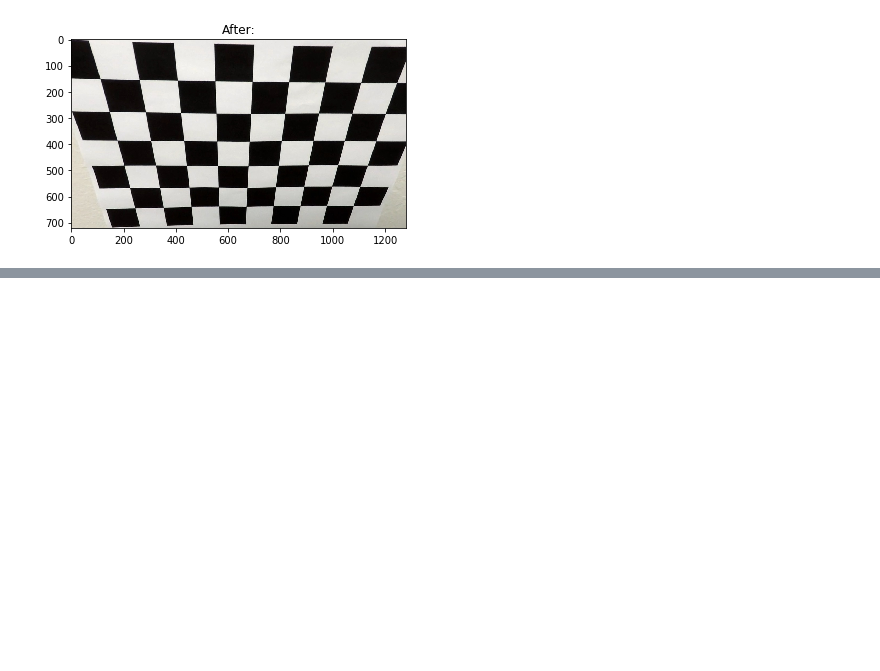
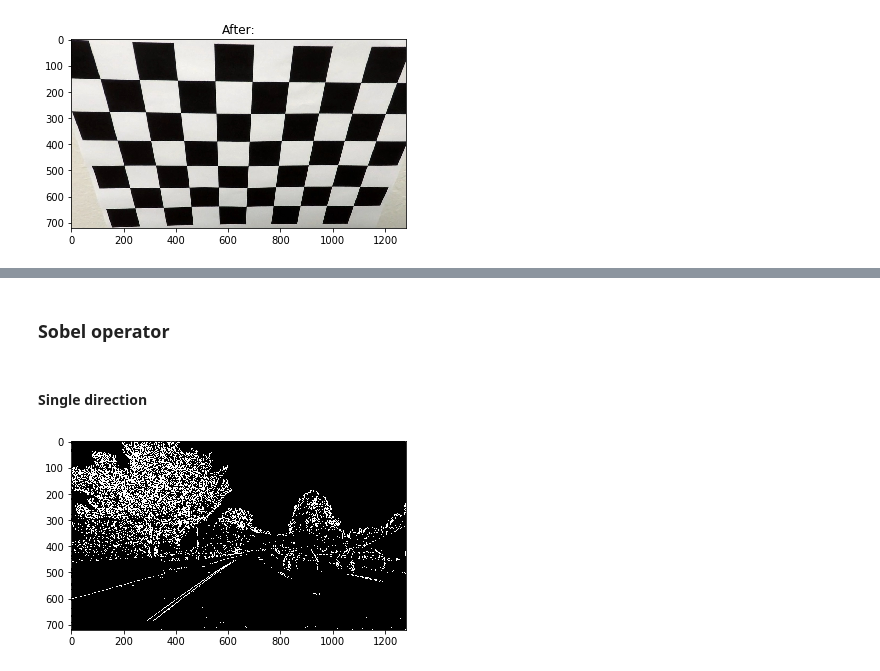
Before and after one commit to koulakis/CarND-Advanced-Lane-Lines, a Jupyter notebook: advanced_lane_lines.ipynb, the cells around one changed output, grey strips where cells are left out. Saved outputs shown, nothing was run; the diff lists cells and outputs as text; code cells hidden in the pictures; blank space fills up the shorter version.

Commit message:
Adds basic thresholding tools to build a reasonable lines extraction.

```diff
--- a/advanced_lane_lines.ipynb
+++ b/advanced_lane_lines.ipynb
@@ -58,0 +61,2 @@ plt.show()
+# %%
+test_images = [plt.imread(filepath) for filepath in glob.glob('./test_images/*')]
@@ -58,0 +68,24 @@ plt.show()
+# %% [markdown]
+### Sobel operator
+# %% [markdown]
+#### Single direction
+# %%
+gray = cv2.cvtColor(test_images[0], cv2.COLOR_RGB2GRAY)
+# %%
+def scale_and_filter(measure, thresh_min, thresh_max):
+    scaled_measure = np.uint8(255*measure/np.max(measure))
+    return np.where((thresh_min <= scaled_measure) & (scaled_measure <= thresh_max), 1, 0)
+# %%
+def sobel_thresh_single_direction(image, orient='x', sobel_kernel=3, thresh=(0, 255)):
+    orient_values = ['x', 'y']
+    if orient not in orient_values:
+        raise Exception('Orient can only take the values: {}'.format(', '.join(orient_values)))
+    sobel = cv2.Sobel(image, cv2.CV_64F, orient=='x', orient=='y', ksize=sobel_kernel)
+    abs_sobel = np.abs(sobel)
+
+    return scale_and_filter(abs_sobel, *thresh)
+# %%
+plt.imshow(sobel_thresh_single_direction(gray, thresh=(20, 100)), cmap='gray')
+plt.show()
+# %% [output]
+[figure, added]
```
Also changed, not shown: parts of 11 cells of this notebook.
